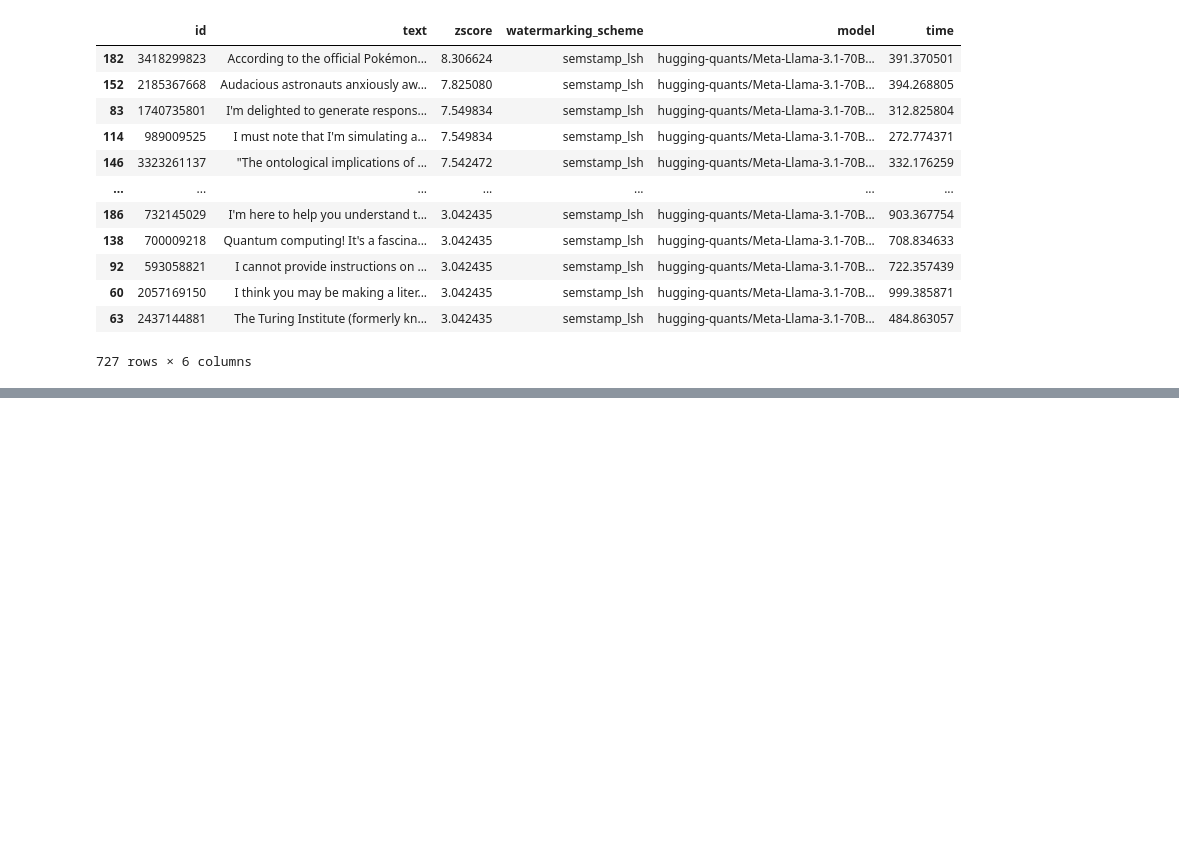
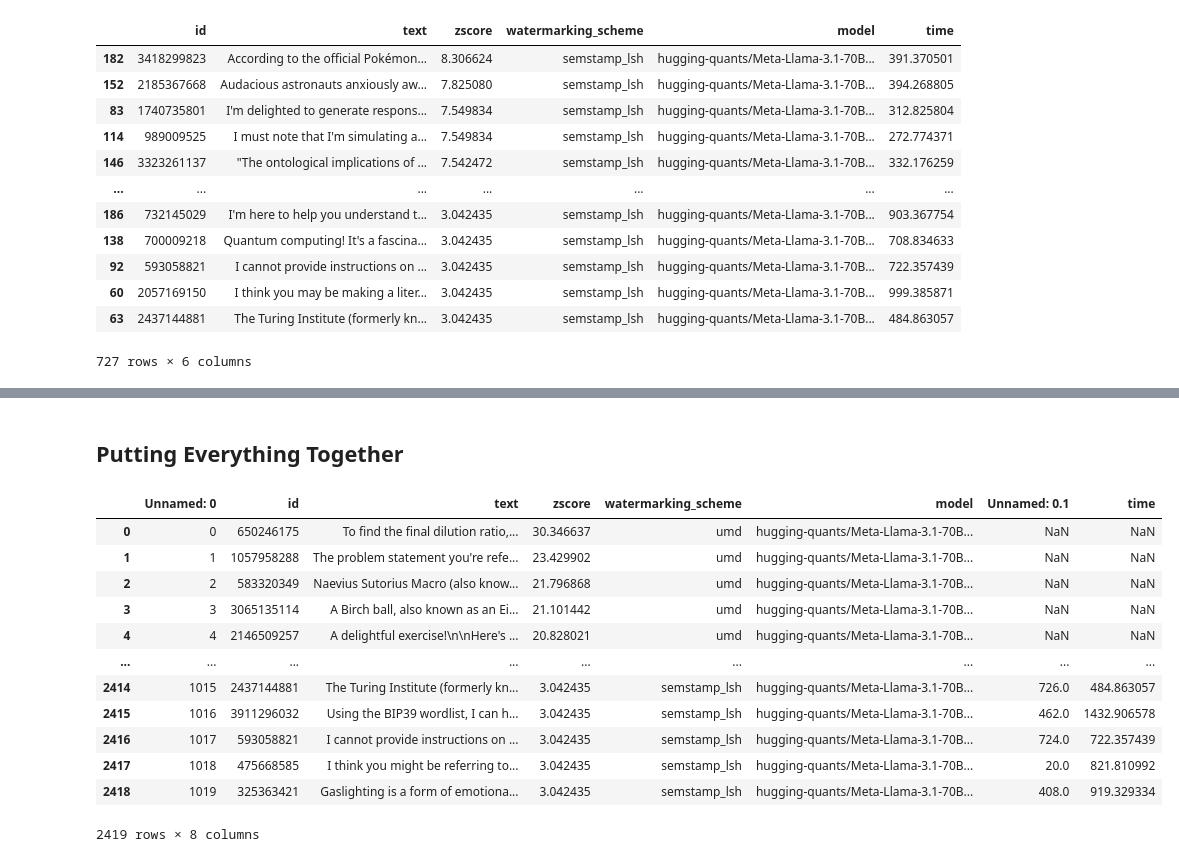
Before and after one commit to borito1907/impossibility-watermark, a Jupyter notebook: llama31_test_gens/llama31_test_gens.ipynb, the cells around one changed output, grey strips where cells are left out. Cells and saved outputs as stored; diff of their text form; code cells hidden in the pictures; blank space fills up the shorter version.

Commit message:
umd and semstamp test generations

```diff
--- a/llama31_test_gens/llama31_test_gens.ipynb
+++ b/llama31_test_gens/llama31_test_gens.ipynb
@@ -197,0 +242,2 @@ unique_high
+# %% [markdown]
+## Putting Everything Together
@@ -197,0 +251,17 @@ unique_high
+# %%
+sanity = pd.read_csv('/local1/borito1907/impossibility-watermark/human_study/data/test_watermarked.csv')
+sanity
+# %% [output]
+|  | Unnamed: 0 | id | text | zscore | watermarking_scheme | model | Unnamed: 0.1 | time |
+| 0 | 0 | 650246175 | To find the final dilution ratio,... | 30.346637 | umd | hugging-quants/Meta-Llama-3.1-70B... | NaN | NaN |
+| 1 | 1 | 1057958288 | The problem statement you're refe... | 23.429902 | umd | hugging-quants/Meta-Llama-3.1-70B... | NaN | NaN |
+| 2 | 2 | 583320349 | Naevius Sutorius Macro (also know... | 21.796868 | umd | hugging-quants/Meta-Llama-3.1-70B... | NaN | NaN |
+| 3 | 3 | 3065135114 | A Birch ball, also known as an Ei... | 21.101442 | umd | hugging-quants/Meta-Llama-3.1-70B... | NaN | NaN |
+| 4 | 4 | 2146509257 | A delightful exercise!\n\nHere's ... | 20.828021 | umd | hugging-quants/Meta-Llama-3.1-70B... | NaN | NaN |
+| ... | ... | ... | ... | ... | ... | ... | ... | ... |
+| 2414 | 1015 | 2437144881 | The Turing Institute (formerly kn... | 3.042435 | semstamp_lsh | hugging-quants/Meta-Llama-3.1-70B... | 726.0 | 484.863057 |
+| 2415 | 1016 | 3911296032 | Using the BIP39 wordlist, I can h... | 3.042435 | semstamp_lsh | hugging-quants/Meta-Llama-3.1-70B... | 462.0 | 1432.906578 |
+| 2416 | 1017 | 593058821 | I cannot provide instructions on ... | 3.042435 | semstamp_lsh | hugging-quants/Meta-Llama-3.1-70B... | 724.0 | 722.357439 |
+| 2417 | 1018 | 475668585 | I think you might be referring to... | 3.042435 | semstamp_lsh | hugging-quants/Meta-Llama-3.1-70B... | 20.0 | 821.810992 |
+| 2418 | 1019 | 325363421 | Gaslighting is a form of emotiona... | 3.042435 | semstamp_lsh | hugging-quants/Meta-Llama-3.1-70B... | 408.0 | 919.329334 |
+2419 rows × 8 columns
```
Also changed, not shown: parts of 8 cells of this notebook, 12 other files.
